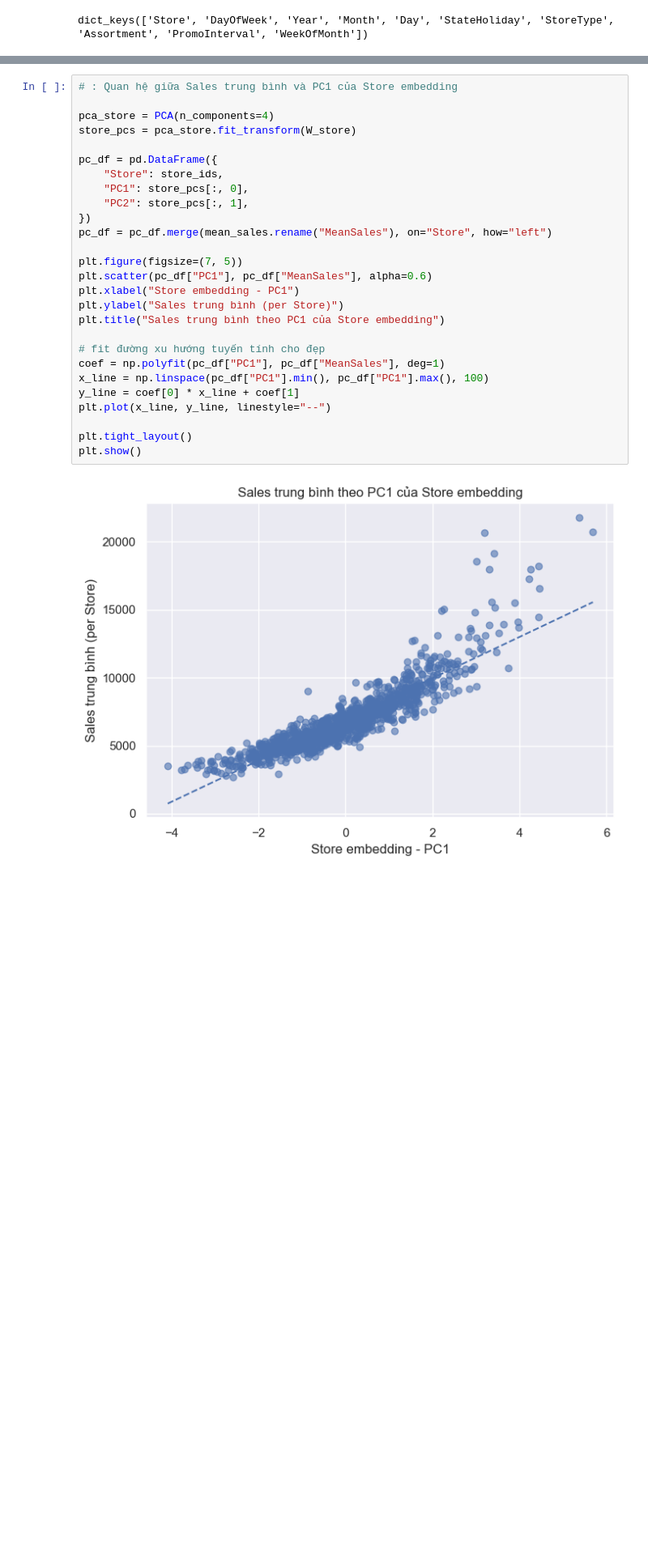
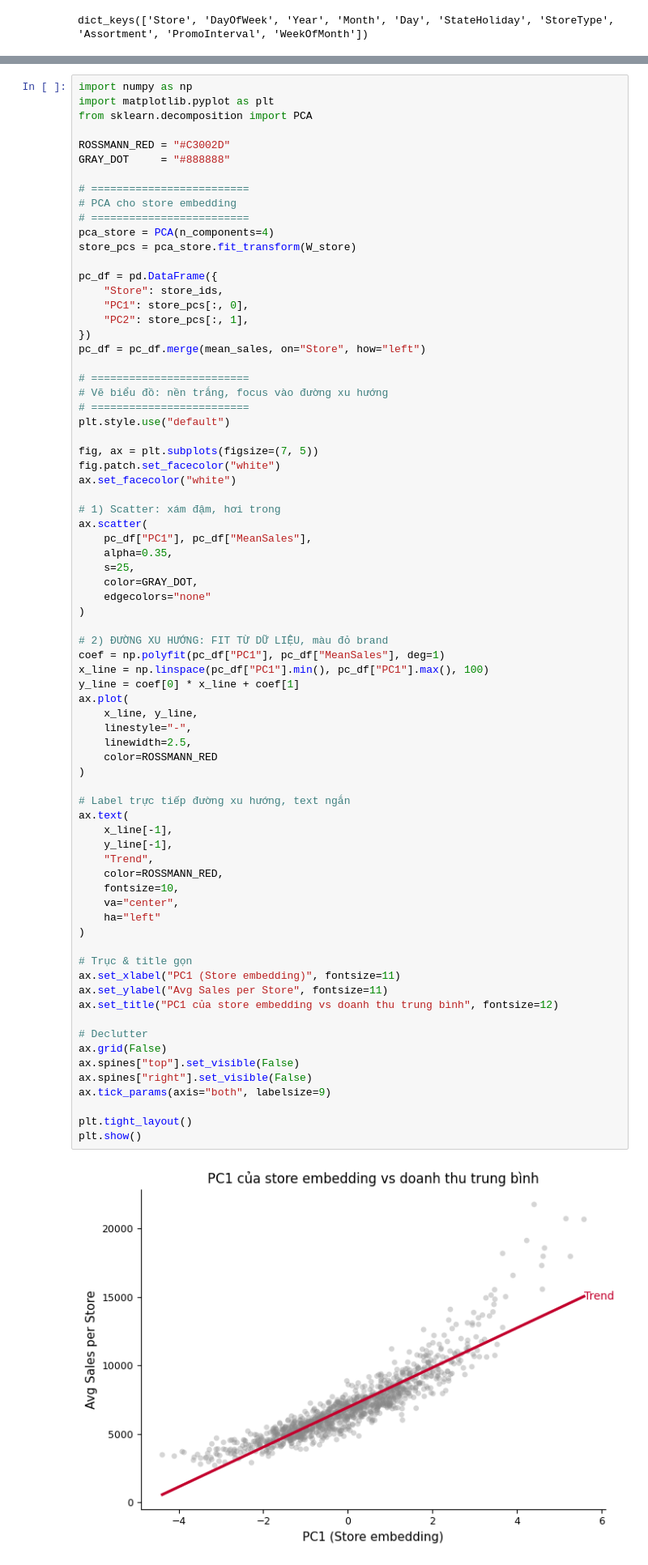
Before and after one commit to trantuan1701/Data_viz_final_project, a Jupyter notebook: Dataprep_comparation.ipynb, the cells around one changed output, grey strips where cells are left out. Shown: that part at 81% size. Saved outputs shown, nothing was run; the diff lists cells and outputs as text; blank space fills up the shorter version.

```diff
--- a/Dataprep_comparation.ipynb
+++ b/Dataprep_comparation.ipynb
@@ -420,32 +331,79 @@ dict_keys(['Store', 'DayOfWeek', 'Year', 'Month', 'Day', 'StateHoliday', 'StoreT
 # %%
-# : Quan hệ giữa Sales trung bình và PC1 của Store embedding
+import numpy as np
+import matplotlib.pyplot as plt
+from sklearn.decomposition import PCA
 
+ROSSMANN_RED = "#C3002D"
+GRAY_DOT     = "#888888"
+
+# =========================
+# PCA cho store embedding
+# =========================
 pca_store = PCA(n_components=4)
 store_pcs = pca_store.fit_transform(W_store)
 
 pc_df = pd.DataFrame({
     "Store": store_ids,
     "PC1": store_pcs[:, 0],
     "PC2": store_pcs[:, 1],
 })
-pc_df = pc_df.merge(mean_sales.rename("MeanSales"), on="Store", how="left")
+pc_df = pc_df.merge(mean_sales, on="Store", how="left")
 
-plt.figure(figsize=(7, 5))
-plt.scatter(pc_df["PC1"], pc_df["MeanSales"], alpha=0.6)
-plt.xlabel("Store embedding - PC1")
-plt.ylabel("Sales trung bình (per Store)")
-plt.title("Sales trung bình theo PC1 của Store embedding")
+# =========================
+# Vẽ biểu đồ: nền trắng, focus vào đường xu hướng
+# =========================
+plt.style.use("default")
 
-# fit đường xu hướng tuyến tính cho đẹp
+fig, ax = plt.subplots(figsize=(7, 5))
+fig.patch.set_facecolor("white")
+ax.set_facecolor("white")
+
+# 1) Scatter: xám đậm, hơi trong
+ax.scatter(
+    pc_df["PC1"], pc_df["MeanSales"],
+    alpha=0.35,
+    s=25,
+    color=GRAY_DOT,
+    edgecolors="none"
+)
+
+# 2) ĐƯỜNG XU HƯỚNG: FIT TỪ DỮ LIỆU, màu đỏ brand
 coef = np.polyfit(pc_df["PC1"], pc_df["MeanSales"], deg=1)
 x_line = np.linspace(pc_df["PC1"].min(), pc_df["PC1"].max(), 100)
 y_line = coef[0] * x_line + coef[1]
-plt.plot(x_line, y_line, linestyle="--")
+ax.plot(
+    x_line, y_line,
+    linestyle="-",
+    linewidth=2.5,
+    color=ROSSMANN_RED
+)
+
+# Label trực tiếp đường xu hướng, text ngắn
+ax.text(
+    x_line[-1],
+    y_line[-1],
+    "Trend",
+    color=ROSSMANN_RED,
+    fontsize=10,
+    va="center",
+    ha="left"
+)
+
+# Trục & title gọn
+ax.set_xlabel("PC1 (Store embedding)", fontsize=11)
+ax.set_ylabel("Avg Sales per Store", fontsize=11)
+ax.set_title("PC1 của store embedding vs doanh thu trung bình", fontsize=12)
+
+# Declutter
+ax.grid(False)
+ax.spines["top"].set_visible(False)
+ax.spines["right"].set_visible(False)
+ax.tick_params(axis="both", labelsize=9)
 
 plt.tight_layout()
 plt.show()
 # %% [output]
-[figure, old version]
+[figure, new version]
 # %%
 # : Histogram mật độ PC1–PC4 của Store embedding
 
```
Also changed, not shown: parts of 14 cells of this notebook, 5 other files.
